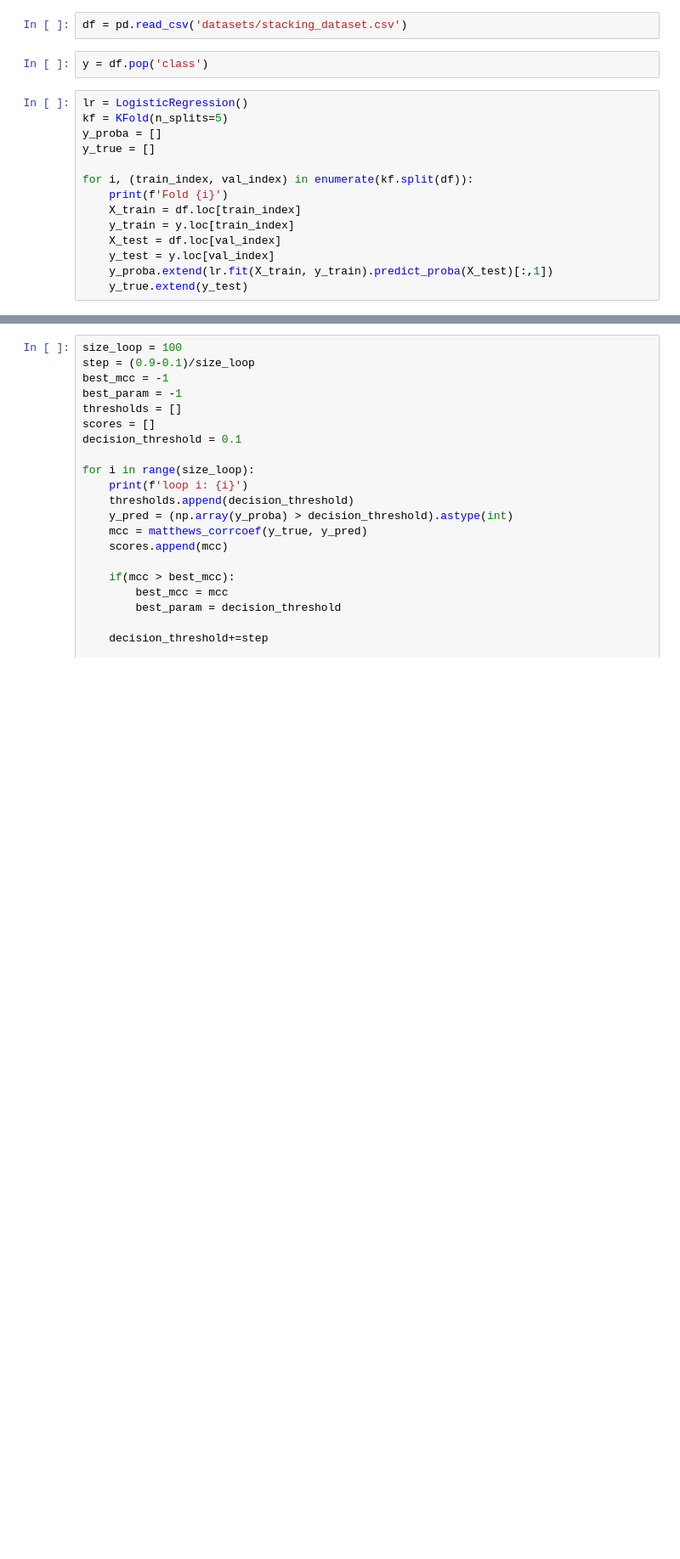
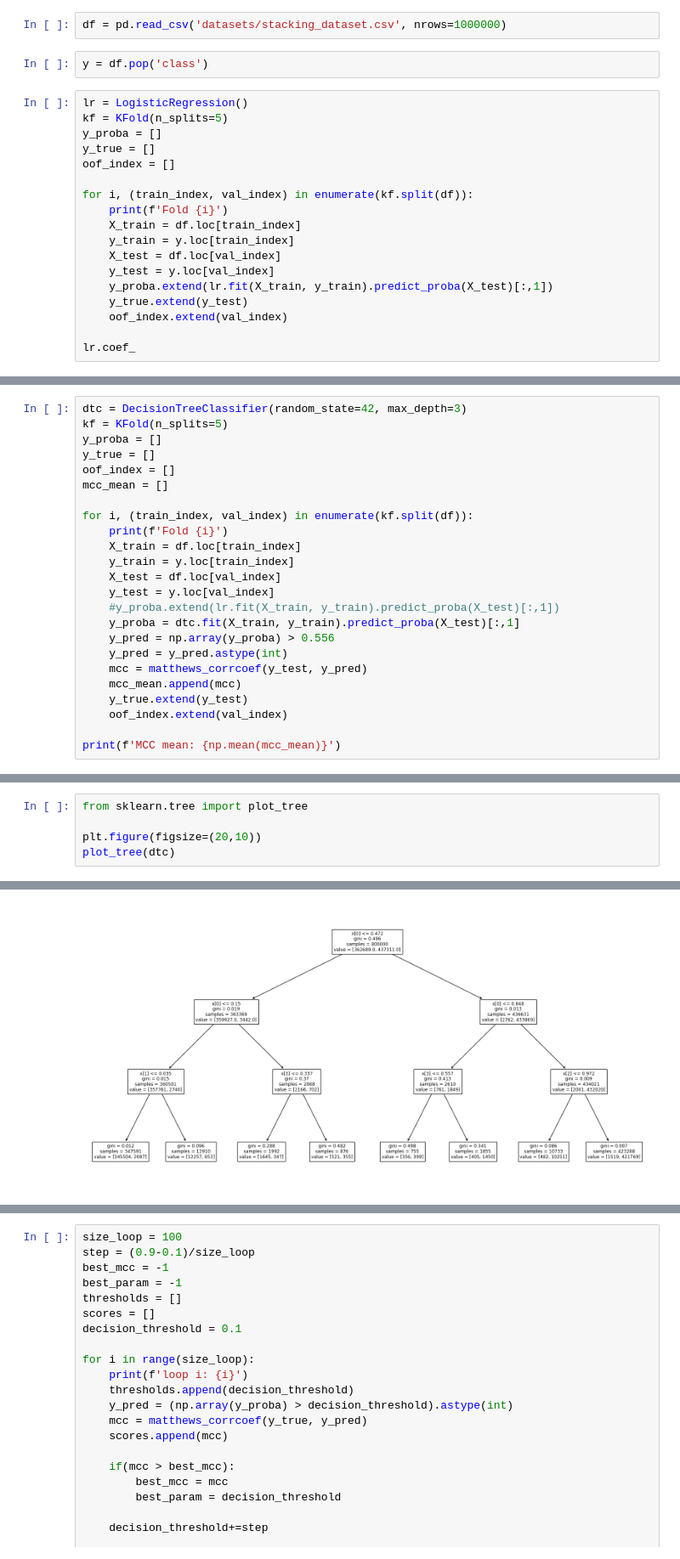
Before and after one commit to estaciolima/kaggle-playground-s4-e8, a Jupyter notebook: optimize_metamodel.ipynb, the cells around one changed output, grey strips where cells are left out. Shown at 85% size. Drawn from its saved outputs; the diff is of its cells as text; blank space fills up the shorter version.

Commit message:
tested decision tree classifier as my meta-model

```diff
--- a/optimize_metamodel.ipynb
+++ b/optimize_metamodel.ipynb
@@ -8,5 +9,5 @@ import matplotlib.pyplot as plt
 # %%
-df = pd.read_csv('datasets/stacking_dataset.csv')
+df = pd.read_csv('datasets/stacking_dataset.csv', nrows=1000000)
 # %%
 y = df.pop('class')
 # %%
@@ -14,6 +15,7 @@ lr = LogisticRegression()
 kf = KFold(n_splits=5)
 y_proba = []
 y_true = []
+oof_index = []
 
 for i, (train_index, val_index) in enumerate(kf.split(df)):
     print(f'Fold {i}')
@@ -23,6 +25,9 @@ for i, (train_index, val_index) in enumerate(kf.split(df)):
     y_test = y.loc[val_index]
     y_proba.extend(lr.fit(X_train, y_train).predict_proba(X_test)[:,1])
     y_true.extend(y_test)
+    oof_index.extend(val_index)
+
+lr.coef_
 # %% [output]
 Fold 0
 Fold 1
@@ -31,0 +75,24 @@ Fold 4
+# %%
+dtc = DecisionTreeClassifier(random_state=42, max_depth=3)
+kf = KFold(n_splits=5)
+y_proba = []
+y_true = []
+oof_index = []
+mcc_mean = []
+
+for i, (train_index, val_index) in enumerate(kf.split(df)):
+    print(f'Fold {i}')
+    X_train = df.loc[train_index]
+    y_train = y.loc[train_index]
+    X_test = df.loc[val_index]
+    y_test = y.loc[val_index]
+    #y_proba.extend(lr.fit(X_train, y_train).predict_proba(X_test)[:,1])
+    y_proba = dtc.fit(X_train, y_train).predict_proba(X_test)[:,1]
+    y_pred = np.array(y_proba) > 0.556
+    y_pred = y_pred.astype(int)
+    mcc = matthews_corrcoef(y_test, y_pred)
+    mcc_mean.append(mcc)
+    y_true.extend(y_test)
+    oof_index.extend(val_index)
+
+print(f'MCC mean: {np.mean(mcc_mean)}')
@@ -31,0 +106,6 @@ Fold 4
+# %%
+from sklearn.tree import plot_tree
+
+plt.figure(figsize=(20,10))
+plot_tree(dtc)
+# %% [output]
@@ -31,0 +127 @@ Fold 4
+[figure, added]
```
Also changed, not shown: parts of 16 cells of this notebook.
